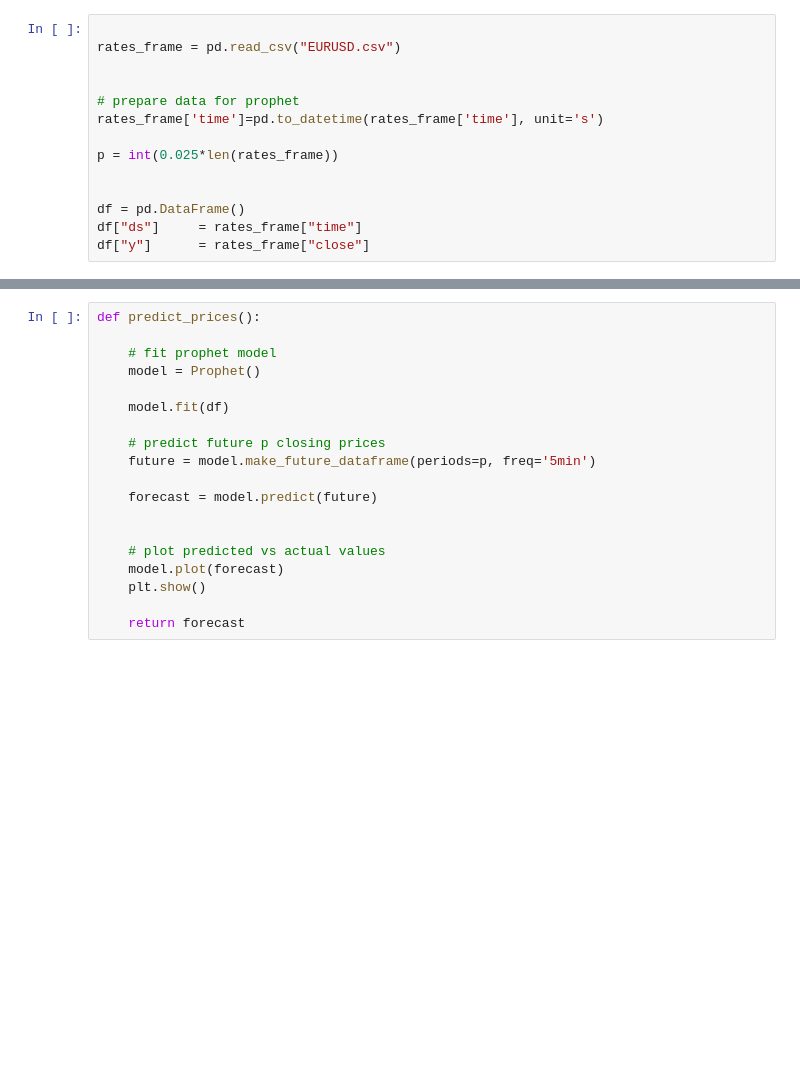
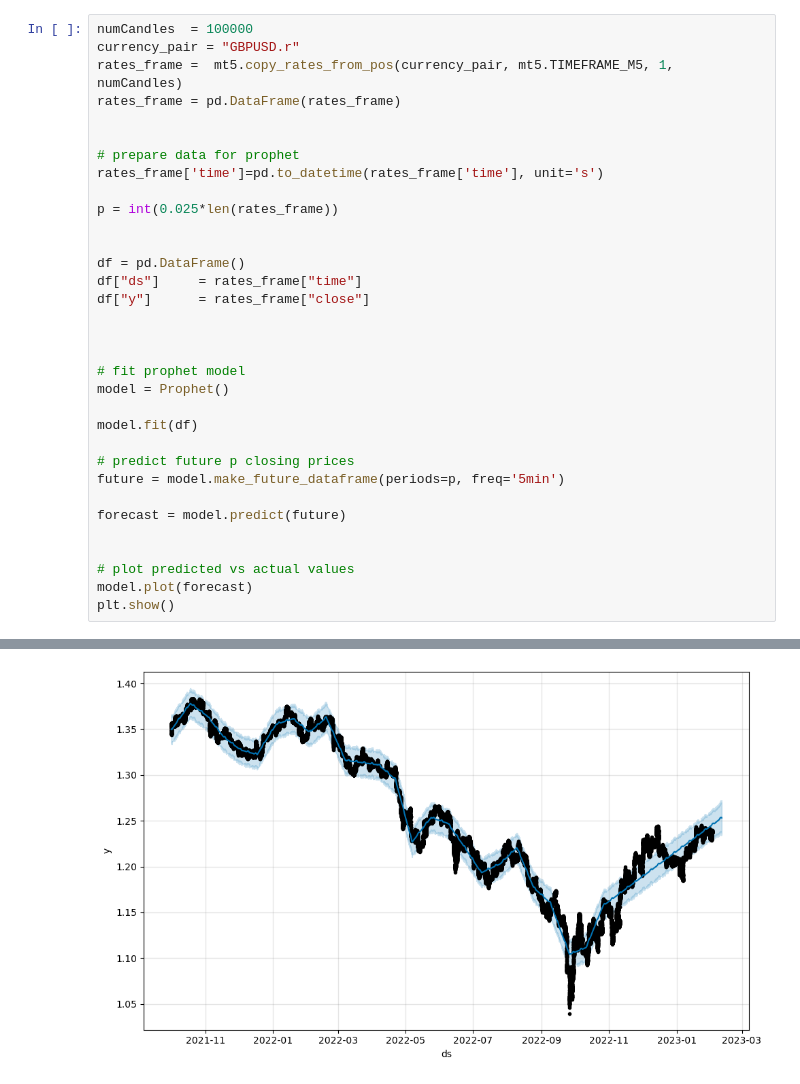
Before and after one commit to ruslanmasinjila/ProjectGrayFox, a Jupyter notebook: Prophet.ipynb, the cells around one changed output, grey strips where cells are left out. Cells and saved outputs as stored; diff of their text form; blank space fills up the shorter version.

Commit message:
Prophet GrayFox

```diff
--- a/Prophet.ipynb
+++ b/Prophet.ipynb
@@ -7,6 +22,8 @@ import matplotlib.pyplot as plt
 # %%
-
-rates_frame = pd.read_csv("EURUSD.csv")
+numCandles  = 100000
+currency_pair = "GBPUSD.r"
+rates_frame =  mt5.copy_rates_from_pos(currency_pair, mt5.TIMEFRAME_M5, 1, numCandles)
+rates_frame = pd.DataFrame(rates_frame)
 
 
 # prepare data for prophet
@@ -18,3 +35,21 @@ p = int(0.025*len(rates_frame))
 df = pd.DataFrame()
 df["ds"]     = rates_frame["time"]
 df["y"]      = rates_frame["close"]
+
+
+
+# fit prophet model
+model = Prophet()
+
+model.fit(df)
+
+# predict future p closing prices
+future = model.make_future_dataframe(periods=p, freq='5min')
+
+forecast = model.predict(future)
+
+
+# plot predicted vs actual values
+model.plot(forecast)
+plt.show()
+# %% [output]
@@ -21,19 +58 @@ df["y"]      = rates_frame["close"]
+[figure, added]
-# %%
-def predict_prices():
-
-    # fit prophet model
-    model = Prophet()
-
-    model.fit(df)
-
-    # predict future p closing prices
-    future = model.make_future_dataframe(periods=p, freq='5min')
-
-    forecast = model.predict(future)
-
-
-    # plot predicted vs actual values
-    model.plot(forecast)
-    plt.show()
-
-    return forecast
```
Also changed, not shown: parts of 5 cells of this notebook, 1 other file.
